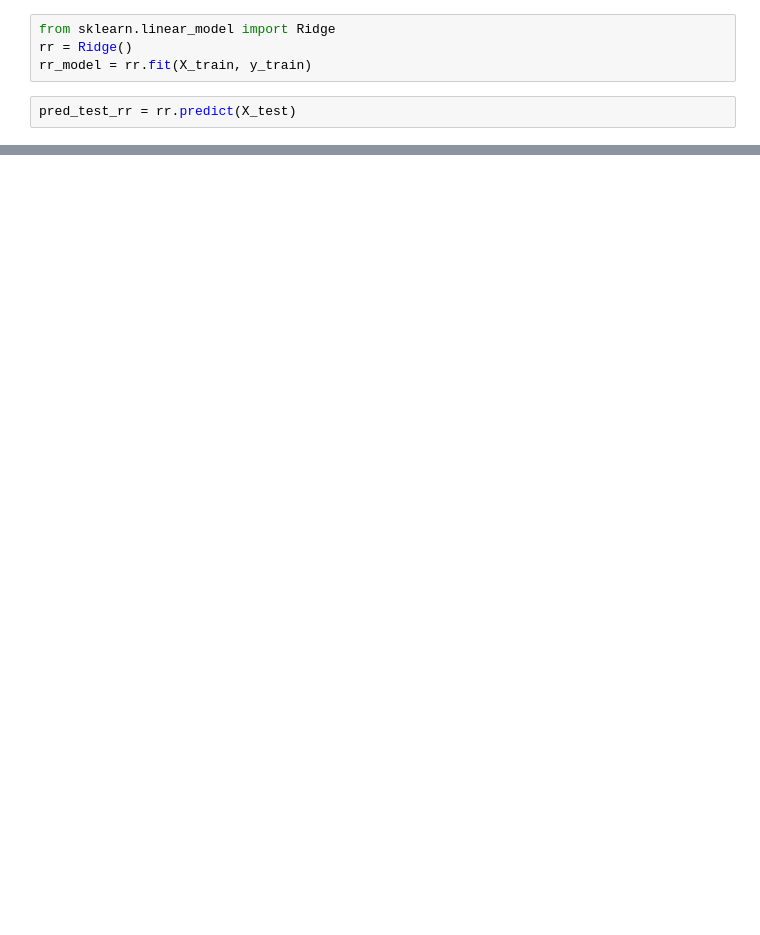
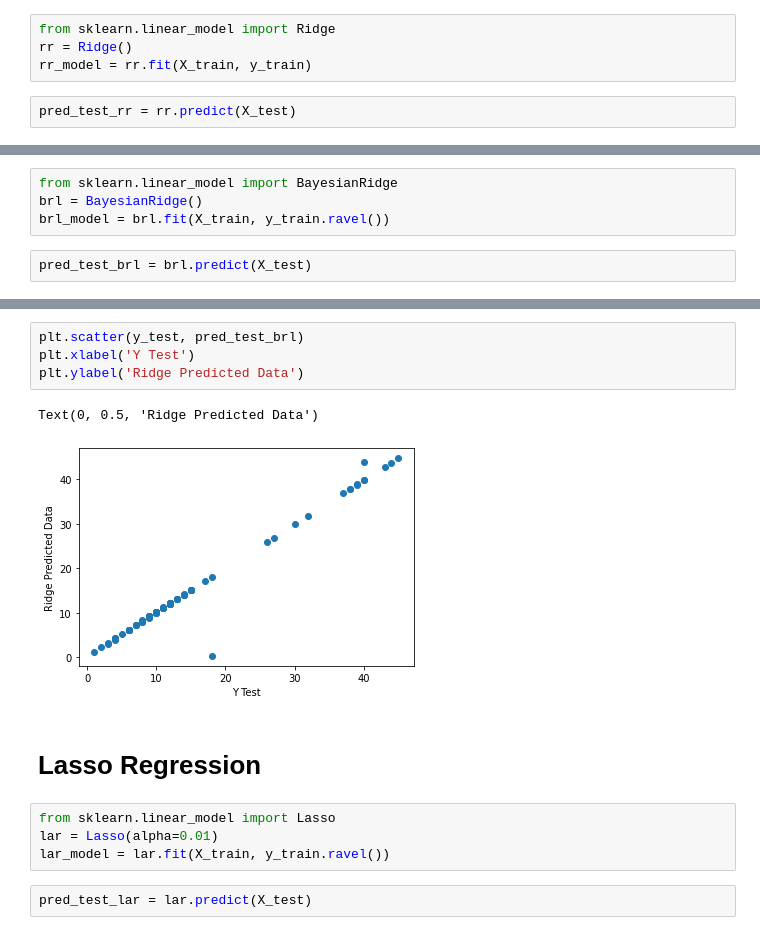
Before and after one commit to arthurwpessoa/machine_learning, a Jupyter notebook: notebook/pastry - Copy.ipynb, the cells around one changed output, grey strips where cells are left out. Cells and saved outputs as stored; diff of their text form; blank space fills up the shorter version.

```diff
--- a/notebook/pastry - Copy.ipynb
+++ b/notebook/pastry - Copy.ipynb
@@ -173,0 +171,6 @@ Coefficient of Determination: 0.9679747944973665
+# %%
+from sklearn.linear_model import BayesianRidge
+brl = BayesianRidge()
+brl_model = brl.fit(X_train, y_train.ravel())
+# %%
+pred_test_brl = brl.predict(X_test)
@@ -173,0 +186,15 @@ Coefficient of Determination: 0.9679747944973665
+# %%
+plt.scatter(y_test, pred_test_brl)
+plt.xlabel('Y Test')
+plt.ylabel('Ridge Predicted Data')
+# %% [output]
+Text(0, 0.5, 'Ridge Predicted Data')
+[figure, added]
+# %% [markdown]
+# Lasso Regression
+# %%
+from sklearn.linear_model import Lasso
+lar = Lasso(alpha=0.01)
+lar_model = lar.fit(X_train, y_train.ravel())
+# %%
+pred_test_lar = lar.predict(X_test)
```
Also changed, not shown: parts of 12 cells of this notebook.
